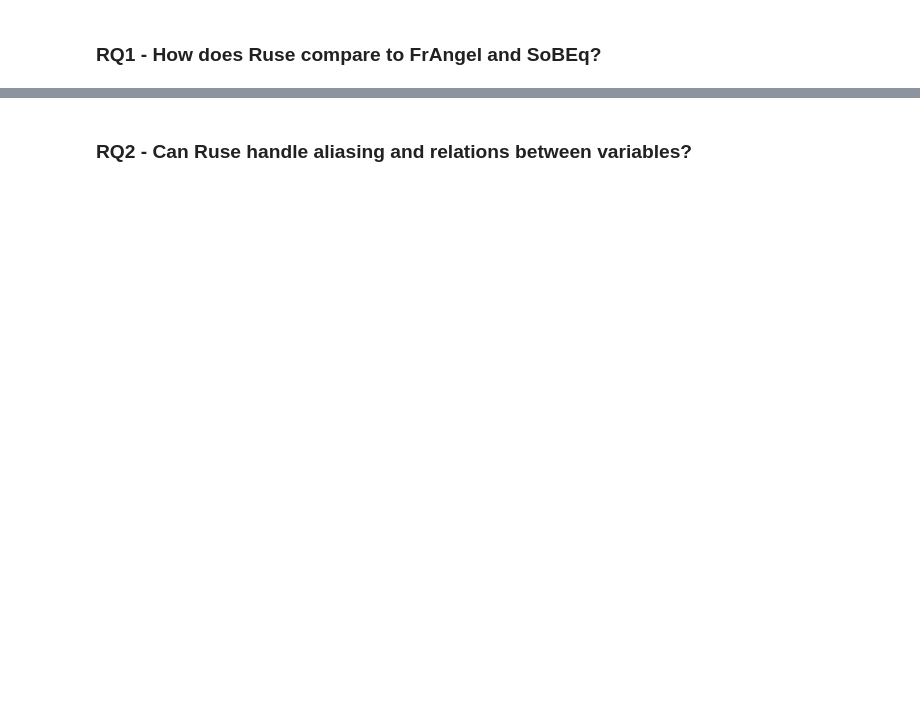
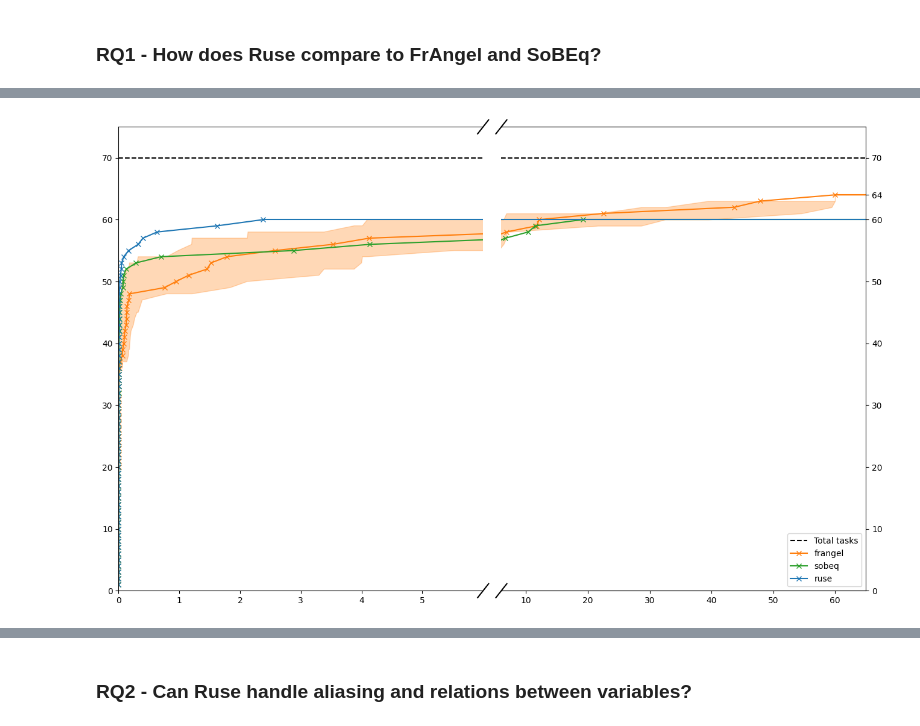
Before and after one commit to DaAnIV/Ruse, a Jupyter notebook: experiments/experiments.ipynb, the cells around one changed output, grey strips where cells are left out. Cells and saved outputs as stored; diff of their text form; code cells hidden in the pictures; blank space fills up the shorter version.

Commit message:
Some improved graphs

```diff
--- a/experiments/experiments.ipynb
+++ b/experiments/experiments.ipynb
@@ -262,11 +343,15 @@ def get_sobeq_solved_tasks(sobeq_tasks: pd.DataFrame):
 
 def get_frangel_solved_tasks(frangel_tasks: pd.DataFrame):
     frangel_solved_tasks_grouped = frangel_tasks[frangel_tasks["solution"] != "Timeout"].groupby("name")
+    def se_minutes(x): return np.std(x/60)/np.sqrt(len(x))
+    def se_seconds(x): return np.std(x)/np.sqrt(len(x))
     frangel_solved_tasks = frangel_solved_tasks_grouped.agg(
         num_examples=("num_examples", "first"),
         total_time = ("total_time", "mean"),
-        total_time_std = ("total_time", "std"),
-        total_time_sem = ("total_time", "sem"),
+        total_time_min = ("total_time", "min"),
+        total_time_max = ("total_time", "max"),
+        total_time_se_minutes = ("total_time", se_minutes),
+        total_time_se_seconds = ("total_time", se_seconds),
     )
     frangel_solved_tasks.reset_index(inplace=True)
     return frangel_solved_tasks
@@ -303,6 +415,13 @@ def plot_comparison(solved_tasks: dict[str, pd.DataFrame], colors: dict[str, str
 
     yticks, y_max = y
 
+    def get_times(series):
+        times = transform_time(series) if transform_time else series
+        times = np.array(times)
+        times.sort()
+
+        return times
+
     for ax, (x_start, x_end, xticks) in zip(all_axis, x_groups):
         ax.set_ylim(0, y_max)
         ax.set_xlim(x_start, x_end)
@@ -312,11 +431,27 @@ def plot_comparison(solved_tasks: dict[str, pd.DataFrame], colors: dict[str, str
                     color="black", linestyle="--", label="Total tasks")
 
         for i, (name, df) in enumerate(solved_tasks.items()):
-            times = transform_time(
-                df["total_time"]) if transform_time else df["total_time"]
+            times = get_times(df["total_time"])
 
             ax.plot(times, np.arange(1, len(times) + 1),
                     color=colors[name], label=name, marker="x")
+
+            if 'total_time_min' in df.columns and 'total_time_max' in df.columns:
+                min_times = get_times(df["total_time_min"])
+                max_times = get_times(df["total_time_max"])
+
+                # Combine min_times and max_times into a single sorted array of unique x values
+                combined_times = np.concatenate((min_times, max_times, [x_end]))
+                combined_times.sort(kind='mergesort')
+                # For each x in combined_times, find the corresponding y value from min_times or max_times
+                # If x is in min_times, use its index+1 as y_min; else, use previous y_min
+                # Similarly for max_times
+                min_times_y = np.searchsorted(min_times, combined_times, side='right')
+                max_times_y = np.searchsorted(max_times, combined_times, side='right')
+
+                ax.fill_between(combined_times, max_times_y, min_times_y,
+                                color=colors[name], alpha=0.3)
+
             ax.hlines(y=len(times), xmin=times.max(),
                       xmax=x_end, color=colors[name])
 
@@ -371,20 +506,24 @@ os.makedirs("results/figures", exist_ok=True)
 # %%
 colors = {
     "frangel": "tab:orange",
     "sobeq": "tab:green",
-    "ruse": "tab:blue"
+    "ruse": "tab:blue",
+    "frangel_min": ("tab:orange", 0.3),
+    "frangel_max": ("tab:orange", 0.3)
 }
 
 primitive_solved_tasks = {"frangel": frangel_solved_tasks,
                           "sobeq": sobeq_solved_tasks,
                           "ruse": ruse_primitive_solved_tasks}
-total_tasks = len(sobeq_tasks)
+total_primitive_tasks = len(sobeq_tasks)
 
-plot_comparison(primitive_solved_tasks, colors, total_tasks,
+plot_comparison(primitive_solved_tasks, colors, total_primitive_tasks,
                 transform_time=lambda x: x / 60,
-                y=(np.arange(0, 70, 10).tolist() + [total_tasks], total_tasks+5),
+                y=(np.arange(0, 70, 10).tolist() + [total_primitive_tasks], total_primitive_tasks+5),
                 x_groups=[(0, 6, np.arange(6)), (6, 65, np.arange(10, 65, 10))],
                 figsize=(16, 10))
 
 plt.savefig("results/figures/primitive_solved_tasks.png")
+# %% [output]
+[figure, added]
 # %%
```
Also changed, not shown: parts of 17 cells of this notebook.
